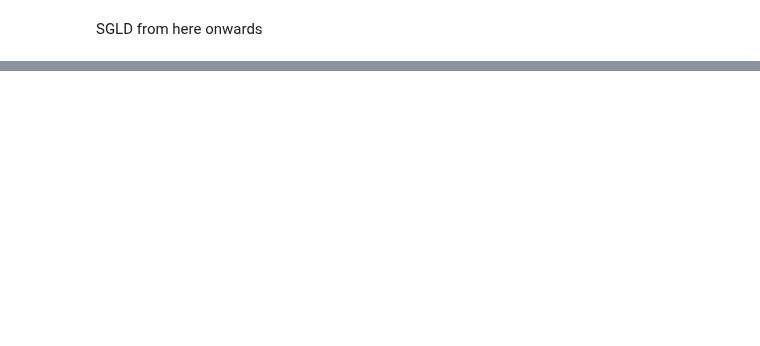
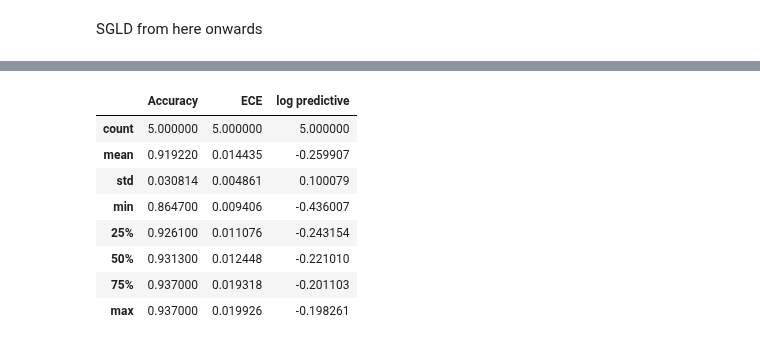
Before and after one commit to franciscovargas/ControlledFollmerDrift, a Jupyter notebook: notebooks/Bayesian Neural Networks.ipynb, the cells around one changed output, grey strips where cells are left out. Drawn from its saved outputs; the diff is of its cells as text; code cells hidden in the pictures; blank space fills up the shorter version.

```diff
--- a/notebooks/Bayesian Neural Networks.ipynb
+++ b/notebooks/Bayesian Neural Networks.ipynb
@@ -191,11 +219,11 @@ def gradient(x, y, params):
     return loss.detach().cpu().numpy(), grad
 # %%
 def step_size(n):
-    return 0.0001 / (1 + n)**0.5
+    return 1e-4 / (1 + n)**0.55
 # %%
 def sgld(n_epochs, data_batch_size):
     dataloader_train = DataLoader(MNIST_train, shuffle=True, batch_size=data_batch_size, num_workers=2)
-    params = torch.zeros(dim).float().to(device)
+    params = torch.cat([param.flatten() for param in model.parameters()]).detach()
     losses = []
     step = 0
     for _ in range(n_epochs):
@@ -206,7 +234,7 @@ def sgld(n_epochs, data_batch_size):
 
             eps = step_size(step)
             loss, grad = gradient(x, y, params)
-            params = params + 0.5 * eps * grad + np.sqrt(eps) * torch.randn_like(params)
+            params = params + 0.5 * eps * grad #+ np.sqrt(eps) * torch.randn_like(params)
             step += 1
             epoch_losses.append(loss)
 
@@ -230,4 +258,17 @@ def sgld(n_epochs, data_batch_size):
 
     return param_samples, losses
 # %%
-param_samples, losses = sgld(n_epochs, data_batch_size)
+accuracies, eces, logps = [], [], []
+
+for i in range(5):
+    param_samples, losses = sgld(n_epochs, data_batch_size)
+
+    accuracy, ece, logp = evaluate(param_samples)
+
+    accuracies.append(accuracy)
+    eces.append(ece)
+    logps.append(logp)
+
+accuracies = np.array(accuracies)
+eces = np.array(eces)
+logps = np.array(logps)
@@ -242,0 +275,2 @@ plt.plot(losses.flatten())
+# %%
+SGLD_df = pd.DataFrame({"Accuracy": accuracies, "ECE": eces, "log predictive": logps})
@@ -242,0 +286,12 @@ plt.plot(losses.flatten())
+# %%
+SGLD_df.describe()
+# %% [output]
+|  | Accuracy | ECE | log predictive |
+| count | 5.000000 | 5.000000 | 5.000000 |
+| mean | 0.919220 | 0.014435 | -0.259907 |
+| std | 0.030814 | 0.004861 | 0.100079 |
+| min | 0.864700 | 0.009406 | -0.436007 |
+| 25% | 0.926100 | 0.011076 | -0.243154 |
+| 50% | 0.931300 | 0.012448 | -0.221010 |
+| 75% | 0.937000 | 0.019318 | -0.201103 |
+| max | 0.937000 | 0.019926 | -0.198261 |
```
Also changed, not shown: parts of 21 cells of this notebook.
